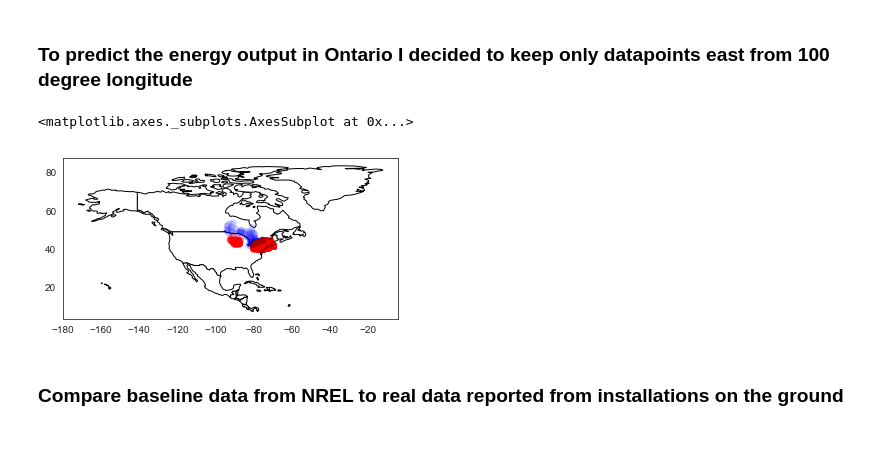
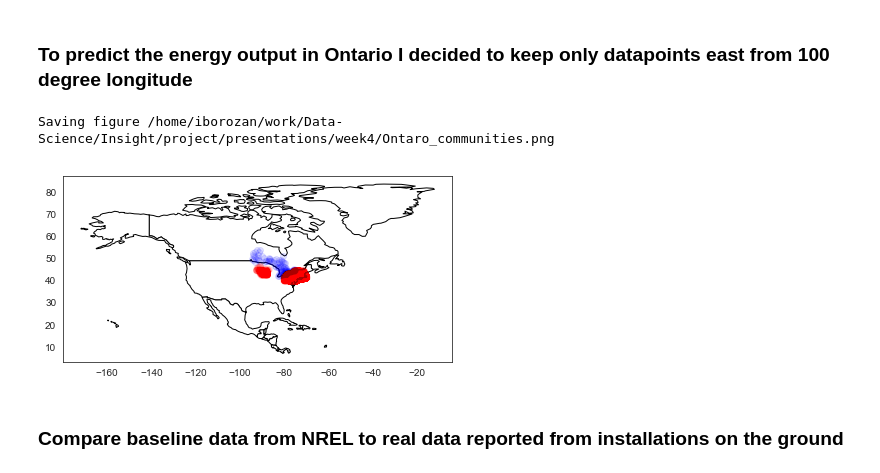
Before and after one commit to iborozan/solar, a Jupyter notebook: notebooks/solar_eda_and_technical_report.ipynb, the cells around one changed output. Saved outputs shown, nothing was run; the diff lists cells and outputs as text; code cells hidden in the pictures; blank space fills up the shorter version.

Commit message:
added figure

```diff
--- a/notebooks/solar_eda_and_technical_report.ipynb
+++ b/notebooks/solar_eda_and_technical_report.ipynb
@@ -461,30 +461,42 @@ gdf_usa.plot(ax=ax, alpha=0.01,  c = 'red')
 # %% [markdown]
 ### To predict the energy output in Ontario I decided to keep only datapoints east from 100 degree longitude
 # %%
+def save_fig(fig_id, tight_layout=True, fig_extension="png", resolution=300):
+    """A function for saving figures in a prespecified direcotry"""
+    IMAGES_PATH = '/home/iborozan/work/Data-Science/Insight/project/presentations/week4/'
+    path = os.path.join(IMAGES_PATH, fig_id + "." + fig_extension)
+    print("Saving figure", path)
+    if tight_layout:
+        plt.tight_layout()
+    plt.savefig(path, format=fig_extension, dpi=resolution)
+
+
+
 # now plot the data but without west cost data
 df_plot_geo = pd.DataFrame(np.zeros((on_communities.shape[0], df_opv_resid_us_north_cleaned_east.shape[1])))
 #df_plot_geo = pd.DataFrame(np.zeros((on_communities.shape[0], df_opv_resid_us_north_cleaned.shape[1])))
 df_plot_geo.columns = df_opv_resid_us_north_cleaned_east.columns
 #df_plot_geo.columns = df_opv_resid_us_north_cleaned.columns
 df_plot_geo['Latitude'] = on_communities.latitude
 df_plot_geo['Longitude'] = on_communities.longitude
 
 #df_plot = pd.concat([df_plot_geo, df_opv_resid_us_north_cleaned_east])
 
+
 world = gpd.read_file(gpd.datasets.get_path('naturalearth_lowres'))
 
 ax = world[world.continent == 'North America'].plot(color='white', edgecolor='black')
 
 gdf_ca = gpd.GeoDataFrame(df_plot_geo, geometry=gpd.points_from_xy(df_plot_geo.Longitude, df_plot_geo.Latitude))
 gdf_usa = gpd.GeoDataFrame(df_opv_resid_us_north_cleaned_east, geometry=gpd.points_from_xy(df_opv_resid_us_north_cleaned_east.Longitude, df_opv_resid_us_north_cleaned_east.Latitude))
 #gdf_usa = gpd.GeoDataFrame(df_opv_resid_us_north_cleaned, geometry=gpd.points_from_xy(df_opv_resid_us_north_cleaned.Longitude, df_opv_resid_us_north_cleaned.Latitude))
 gdf_ca.plot(ax=ax, alpha=0.1,  c = 'blue')
 gdf_usa.plot(ax=ax, alpha=0.01,  c = 'red')
-#save_fig("Ontaro_communities")
+save_fig("Ontaro_communities")
 #plt.show()
 # %% [output]
-<matplotlib.axes._subplots.AxesSubplot at 0x...>
+Saving figure /home/iborozan/work/Data-Science/Insight/project/presentations/week4/Ontaro_communities.png
-[figure, old version]
+[figure, new version]
 # %% [markdown]
 ### Compare baseline data from NREL to real data reported from installations on the ground
 # %%
```
Also changed, not shown: 2 other files.
